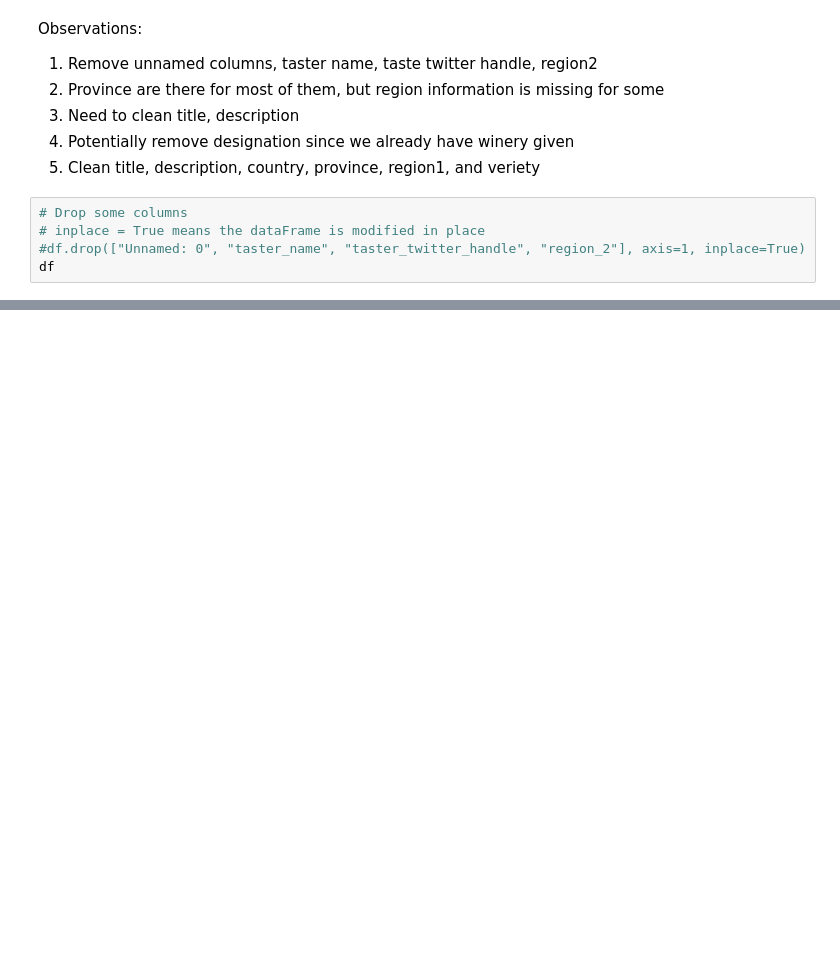
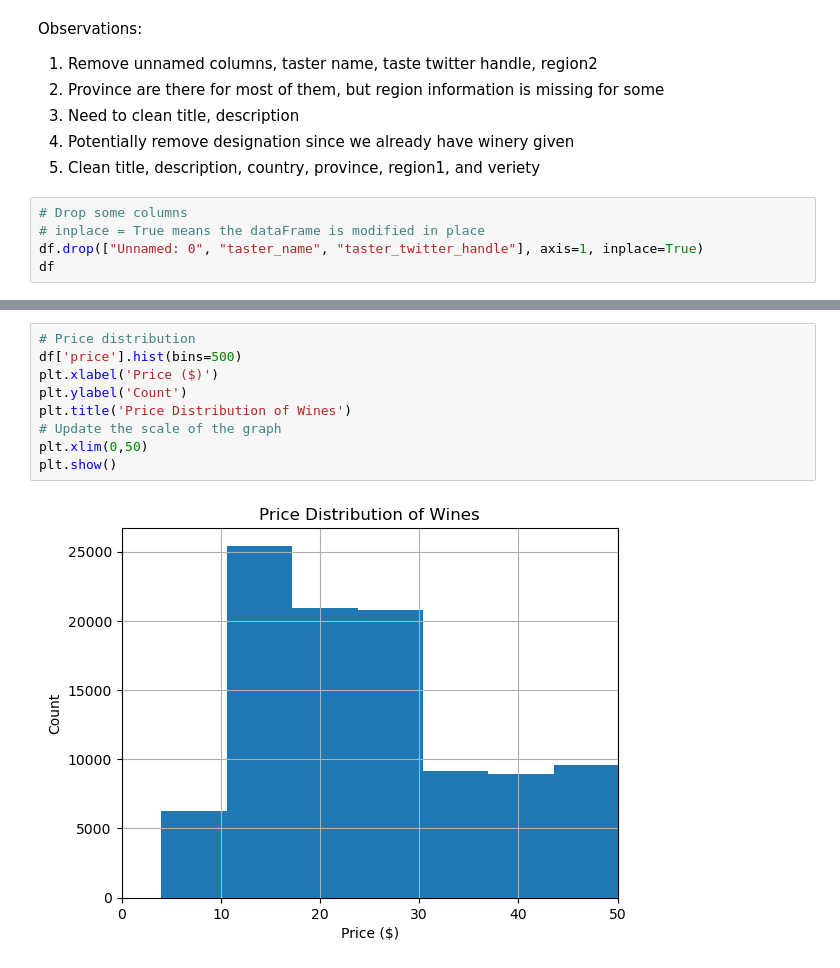
Before and after one commit to eulphean/Wine-Recommendation-App, a Jupyter notebook: notebooks/myfirstnotebook.ipynb, the cells around one changed output, grey strips where cells are left out. Cells and saved outputs as stored; diff of their text form; blank space fills up the shorter version.

```diff
--- a/notebooks/myfirstnotebook.ipynb
+++ b/notebooks/myfirstnotebook.ipynb
@@ -57,6 +57,6 @@ Observations:
 # %%
 # Drop some columns
 # inplace = True means the dataFrame is modified in place
-#df.drop(["Unnamed: 0", "taster_name", "taster_twitter_handle", "region_2"], axis=1, inplace=True)
+df.drop(["Unnamed: 0", "taster_name", "taster_twitter_handle"], axis=1, inplace=True)
 df
 # %% [output]
@@ -75,0 +124,11 @@ df
+# %%
+# Price distribution
+df['price'].hist(bins=500)
+plt.xlabel('Price ($)')
+plt.ylabel('Count')
+plt.title('Price Distribution of Wines')
+# Update the scale of the graph
+plt.xlim(0,50)
+plt.show()
+# %% [output]
+[figure, added]
```
Also changed, not shown: parts of 11 cells of this notebook, 1 other file.
